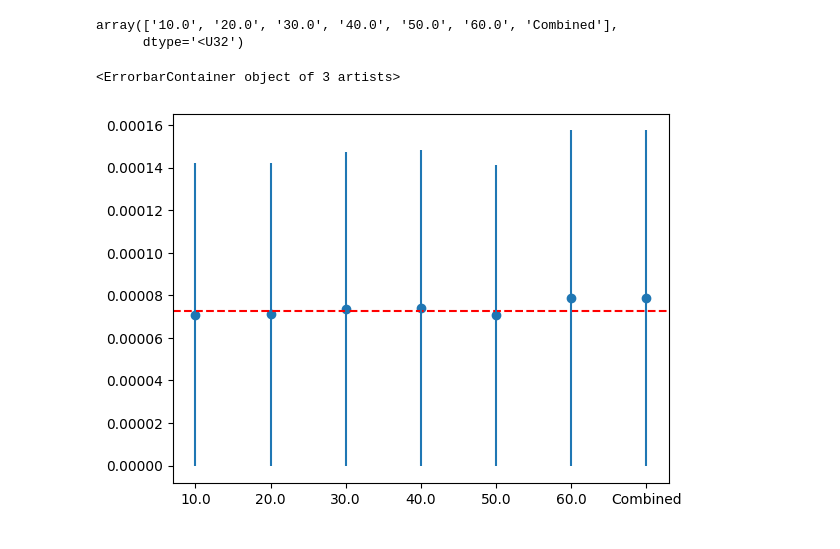
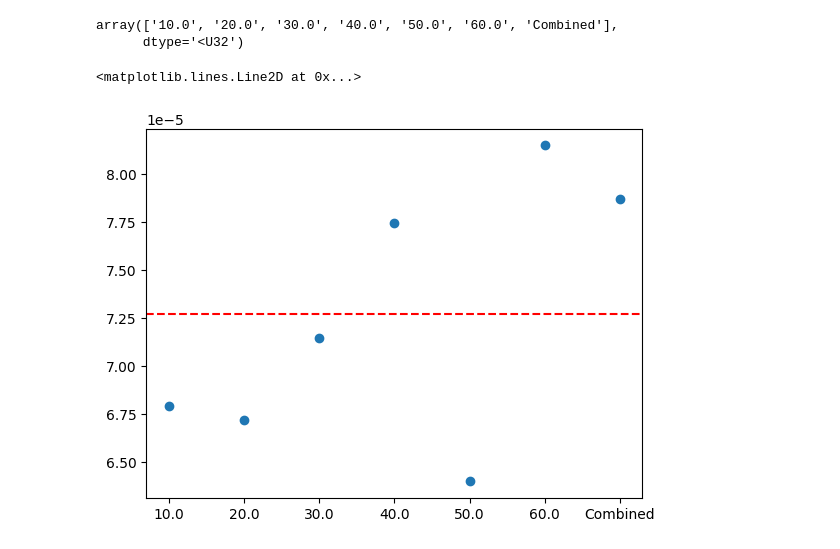
Before and after one commit to ccastillo00/Metodoscomputacionales1_CamiloCastilloMiguelGarcia, a Jupyter notebook: Parcial 4/Parcial_4_.ipynb, the cells around one changed output. Cells and saved outputs as stored; diff of their text form; code cells hidden in the pictures.

```diff
--- a/Parcial 4/Parcial_4_.ipynb
+++ b/Parcial 4/Parcial_4_.ipynb
@@ -116,12 +116,12 @@ def Minimizacion(h, lamda, Gravedad, Y, sigmay):
     ij = np.searchsorted( cs, np.percentile(cs,16) )
     ii = np.searchsorted( cs, np.percentile(cs,50) )
     ji = np.searchsorted( cs, np.percentile(cs,84) )
-    error = 0.5*(binsx[1:]+binsx[:-1])
+    bins =0.5*(binsx[1:]+binsx[:-1])
     sigma=np.std(Omega)
 
-    return binsx[ii],binsx[ij],binsx[ji], error[ii],sigma
+    return bins[ii],bins[ij],bins[ji],sigma
 # %%
-Lista=np.zeros([len(df['angle'].unique())+1, 5])
+Lista=np.zeros([len(df['angle'].unique())+1, 4])
 for i in tqdm(range(len(df['angle'].unique()))):
     lamda=df['angle'].unique()[i]
     data = df[df['angle']==lamda]
@@ -163,6 +166,6 @@ array([7.12235769e-05, 7.13797410e-05, 7.37651189e-05, 7.43273894e-05,
 # %%
 Lista3=np.array([])
 for i in range(len(Lista[:,3])):
-    Lista3=np.append(Lista3,Lista[:,4][i]/(Lista[:,3][i]))
+    Lista3=np.append(Lista3,Lista[:,3][i]/(Lista[:,0][i]))
 Lista3
 # %% [output]
@@ -196,7 +193,7 @@ array(['10.0', '20.0', '30.0', '40.0', '50.0', '60.0', 'Combined'],
 # %%
 plt.scatter(eje_x,Lista[:,0])
 plt.axhline(7.27e-5, linestyle = 'dashed', color = 'r', label="Día Solar")
-plt.errorbar(eje_x,Lista[:,0],yerr=Lista[:,3], linestyle="None")
+#plt.errorbar(eje_x,Lista[:,0],yerr=Lista[:,3], linestyle="None")
 # %% [output]
-<ErrorbarContainer object of 3 artists>
+<matplotlib.lines.Line2D at 0x...>
-[figure, old version]
+[figure, new version]
```
Also changed, not shown: parts of 8 cells of this notebook.
